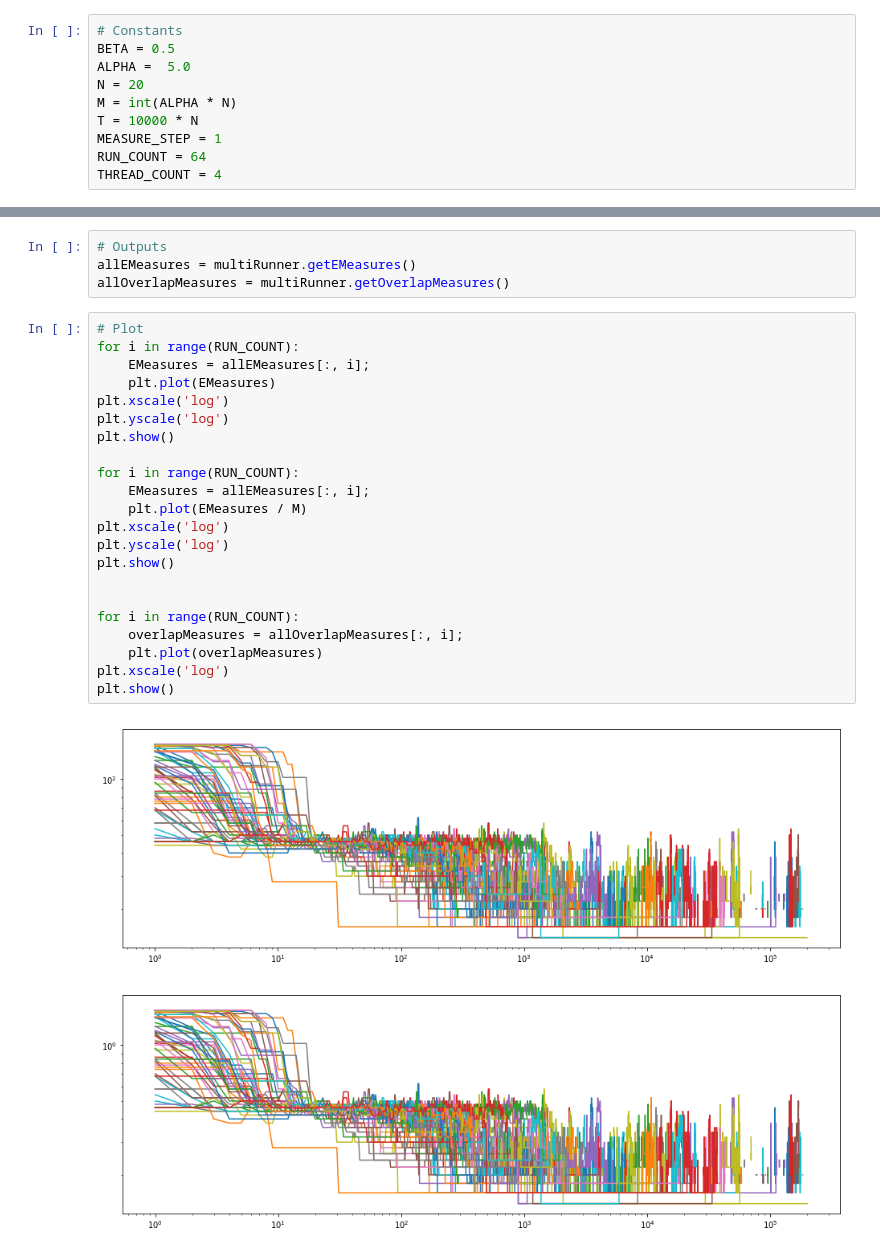
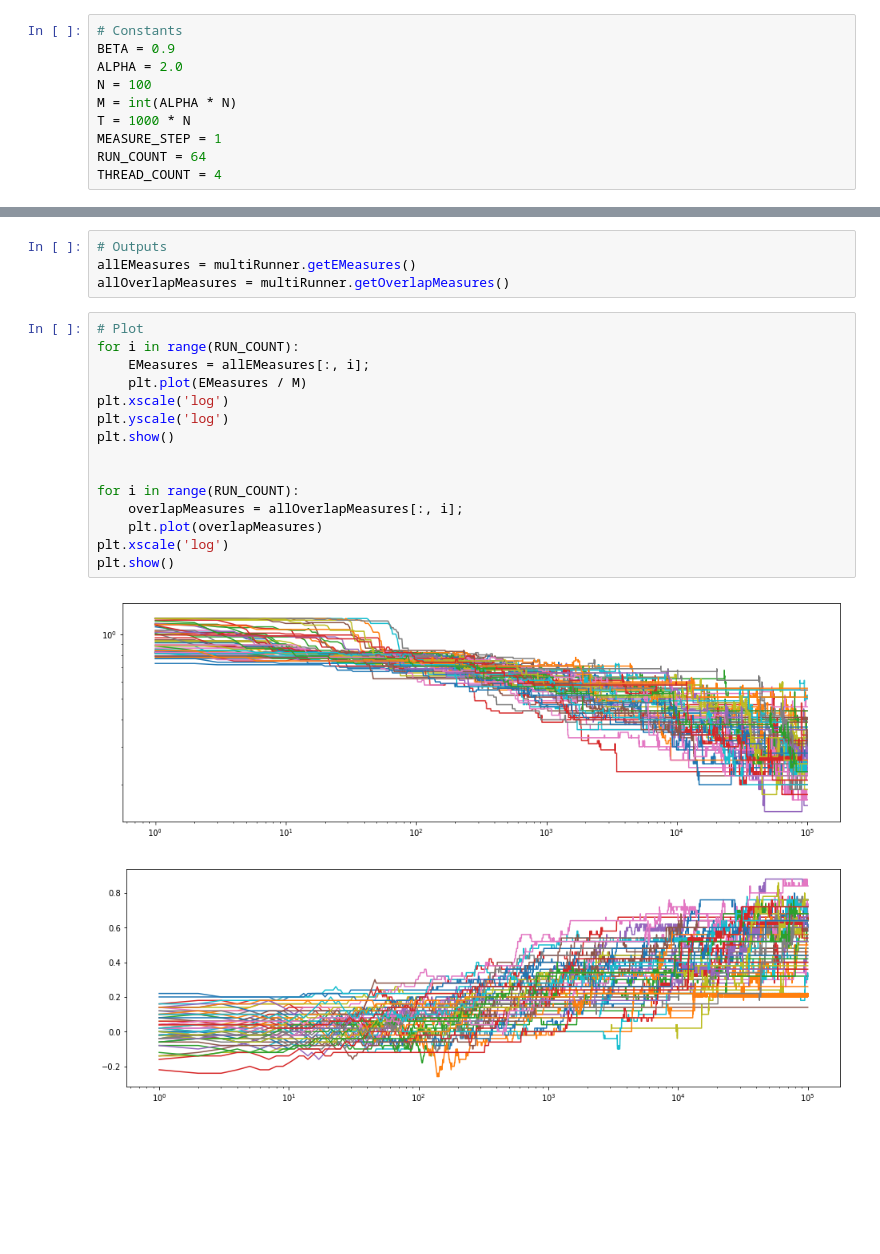
Before and after one commit to njroussel/SimulatedAnnealing, a Jupyter notebook: Running.ipynb, the cells around one changed output, grey strips where cells are left out. Cells and saved outputs as stored; diff of their text form; blank space fills up the shorter version.

```diff
--- a/Running.ipynb
+++ b/Running.ipynb
@@ -9,11 +9,11 @@ import numpy as np
 plt.rcParams["figure.figsize"] = (16, 5)
 # %%
 # Constants
-BETA = 0.5
-ALPHA =  5.0
-N = 20
+BETA = 0.9
+ALPHA = 2.0
+N = 100
 M = int(ALPHA * N)
-T = 10000 * N
+T = 1000 * N
 MEASURE_STEP = 1
 RUN_COUNT = 64
 THREAD_COUNT = 4
@@ -44,26 +44,19 @@ allEMeasures = multiRunner.getEMeasures()
 allOverlapMeasures = multiRunner.getOverlapMeasures()
 # %%
 # Plot
-for i in range(RUN_COUNT):
-    EMeasures = allEMeasures[:, i];
-    plt.plot(EMeasures)
-plt.xscale('log')
-plt.yscale('log')
-plt.show()
-
 for i in range(RUN_COUNT):
     EMeasures = allEMeasures[:, i];
     plt.plot(EMeasures / M)
 plt.xscale('log')
 plt.yscale('log')
 plt.show()
 
 
 for i in range(RUN_COUNT):
     overlapMeasures = allOverlapMeasures[:, i];
     plt.plot(overlapMeasures)
 plt.xscale('log')
 plt.show()
 # %% [output]
-[figure, old version]
+[figure, new version]
-[figure, old version]
+[figure, new version]
```
Also changed, not shown: parts of 1 cell of this notebook, 2 other files.
